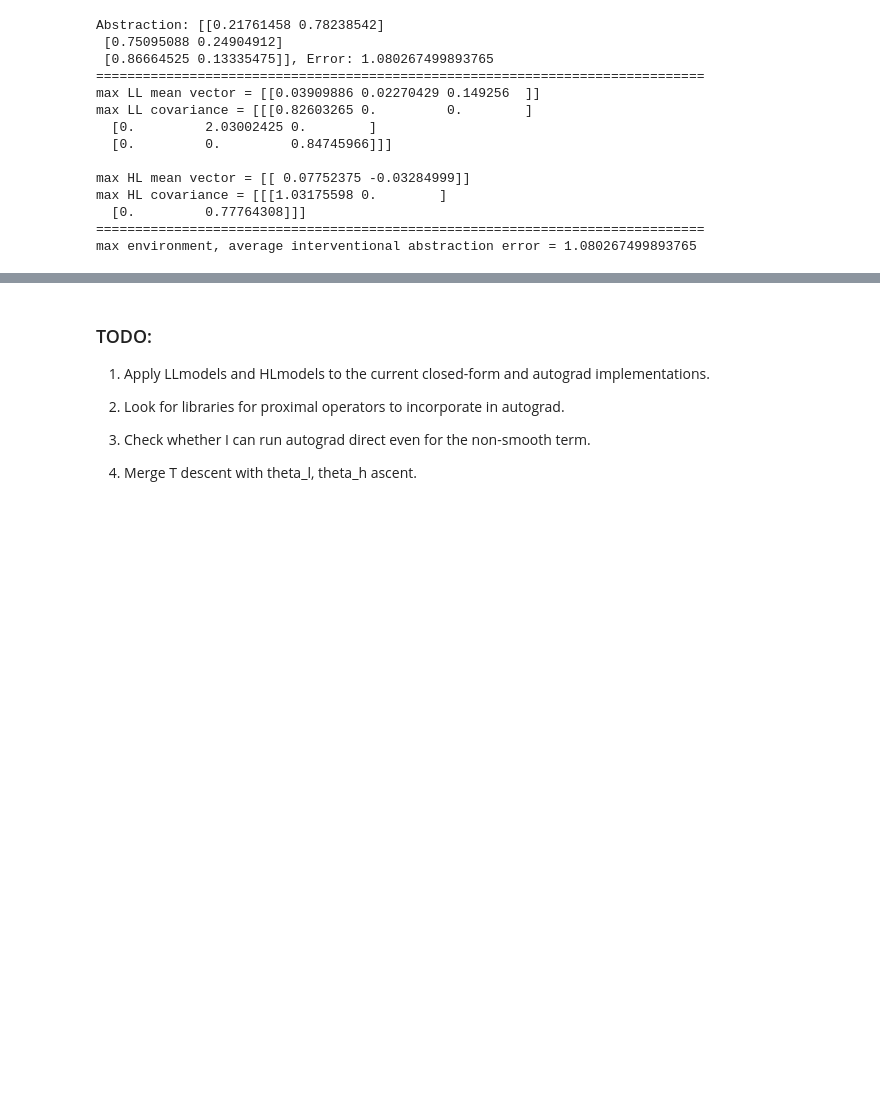
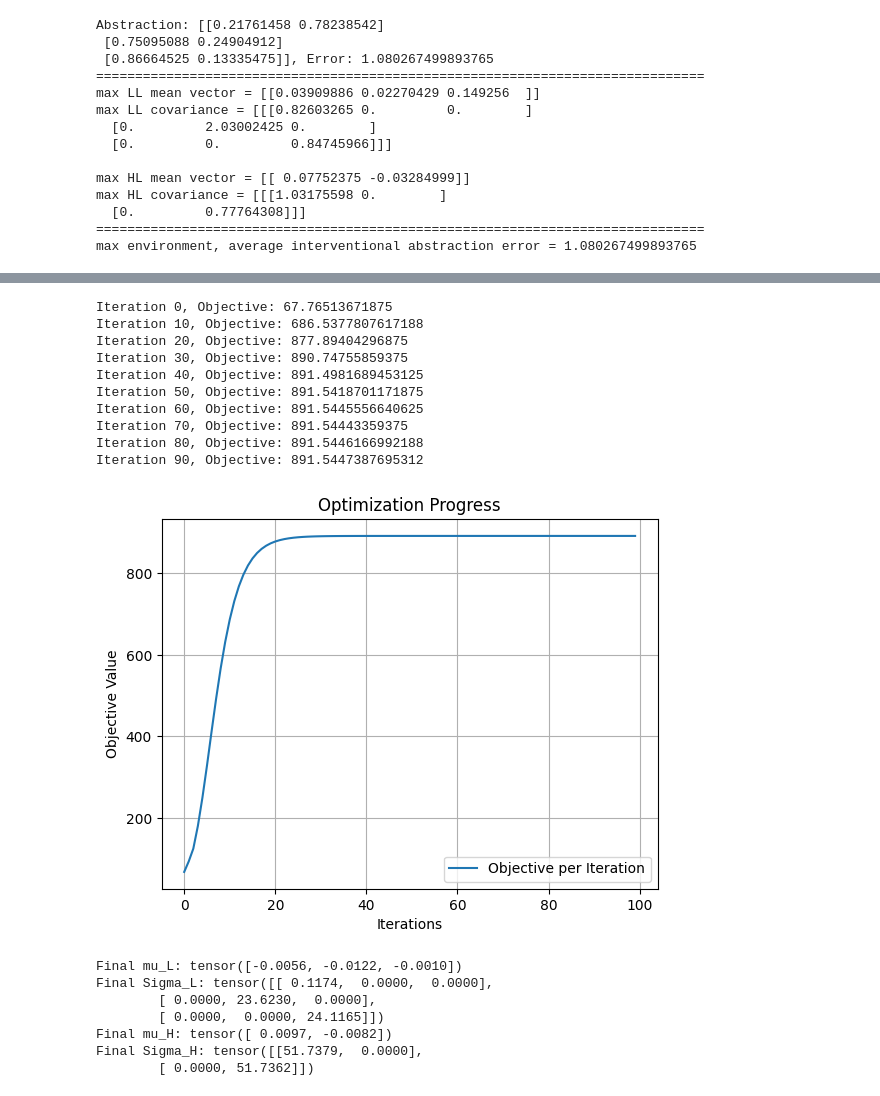
Before and after one commit to yfelekis/DiRoCA, a Jupyter notebook: erica_gelbrich_optimisation.ipynb, the cells around one changed output, grey strips where cells are left out. Cells and saved outputs as stored; diff of their text form; code cells hidden in the pictures; blank space fills up the shorter version.

```diff
--- a/erica_gelbrich_optimisation.ipynb
+++ b/erica_gelbrich_optimisation.ipynb
@@ -1077,10 +644,0 @@ mu_L, Sigma_L, mu_H, Sigma_H = optimize(LLmodels, HLmodels, n, mu_L.float(), Sig
-# %% [markdown]
-### TODO:
-
-1. Apply LLmodels and  HLmodels to the current closed-form and autograd implementations.
-
-2. Look for libraries for proximal operators to incorporate in autograd.
-
-3. Check whether I can run autograd direct even for the non-smooth term.
-
-4. Merge T descent with theta_l, theta_h ascent.
@@ -1086,0 +709,35 @@ mu_L, Sigma_L, mu_H, Sigma_H = optimize(LLmodels, HLmodels, n, mu_L.float(), Sig
+# %%
+hat_mu_L    = torch.from_numpy(mu_U_ll_hat).float()
+hat_Sigma_L = torch.from_numpy(Sigma_U_ll_hat).float()
+
+hat_mu_H    = torch.from_numpy(mu_U_hl_hat).float()
+hat_Sigma_H = torch.from_numpy(Sigma_U_hl_hat).float()
+
+l = hat_mu_L.shape[0]
+h = hat_mu_H.shape[0]
+
+# # Random initialization
+# mu_L0    = torch.randn(l).float()
+# Sigma_L0 = torch.eye(l).float()
+
+# mu_H0    = torch.randn(h).float()
+# Sigma_H0 = torch.eye(h).float()
+
+# # Initialization based on the empirical means and covariances
+# mu_L0    = hat_mu_L
+# Sigma_L0 = hat_Sigma_L
+
+# mu_H0    = hat_mu_H
+# Sigma_H0 = hat_Sigma_H
+
+# Gelbrich initialization
+ll_moments      = mut.sample_moments_U(mu_hat = mu_U_ll_hat, Sigma_hat = Sigma_U_ll_hat, bound = epsilon, num_envs = 1)
+mu_L0, Sigma_L0 = ll_moments[0]
+#mu_L0, Sigma_L0 = torch.from_numpy(mu_L0), torch.from_numpy(Sigma_L0)
+
+hl_moments      = mut.sample_moments_U(mu_hat = mu_U_hl_hat, Sigma_hat = Sigma_U_hl_hat, bound = delta, num_envs = 1)
+mu_H0, Sigma_H0 = hl_moments[0]
+#mu_H0, Sigma_H0 = torch.from_numpy(mu_H0), torch.from_numpy(Sigma_H0)
+
+
+T = torch.exp(torch.from_numpy(np.random.randn(2, 3)).float())
@@ -1086,0 +746,28 @@ mu_L, Sigma_L, mu_H, Sigma_H = optimize(LLmodels, HLmodels, n, mu_L.float(), Sig
+# %%
+mu_L    = torch.from_numpy(mu_L0).float()
+Sigma_L = torch.from_numpy(Sigma_L0).float()
+mu_H    = torch.from_numpy(mu_H0).float()
+Sigma_H = torch.from_numpy(Sigma_H0).float()
+
+mu_L, Sigma_L, mu_H, Sigma_H = optimize(mu_L, Sigma_L, mu_H, Sigma_H, LLmodels,
+                                             HLmodels, hat_mu_L, hat_Sigma_L, hat_mu_H, hat_Sigma_H,
+                                             lambda_L=200, lambda_H=200, lambda_param=0.9, eta=0.001, max_iter=100)
+# %% [output]
+Iteration 0, Objective: 67.76513671875
+Iteration 10, Objective: 686.5377807617188
+Iteration 20, Objective: 877.89404296875
+Iteration 30, Objective: 890.74755859375
+Iteration 40, Objective: 891.4981689453125
+Iteration 50, Objective: 891.5418701171875
+Iteration 60, Objective: 891.5445556640625
+Iteration 70, Objective: 891.54443359375
+Iteration 80, Objective: 891.5446166992188
+Iteration 90, Objective: 891.5447387695312
+[figure, added]
+Final mu_L: tensor([-0.0056, -0.0122, -0.0010])
+Final Sigma_L: tensor([[ 0.1174,  0.0000,  0.0000],
+        [ 0.0000, 23.6230,  0.0000],
+        [ 0.0000,  0.0000, 24.1165]])
+Final mu_H: tensor([ 0.0097, -0.0082])
+Final Sigma_H: tensor([[51.7379,  0.0000],
+        [ 0.0000, 51.7362]])
```
Also changed, not shown: parts of 18 cells of this notebook, 3 other files.
